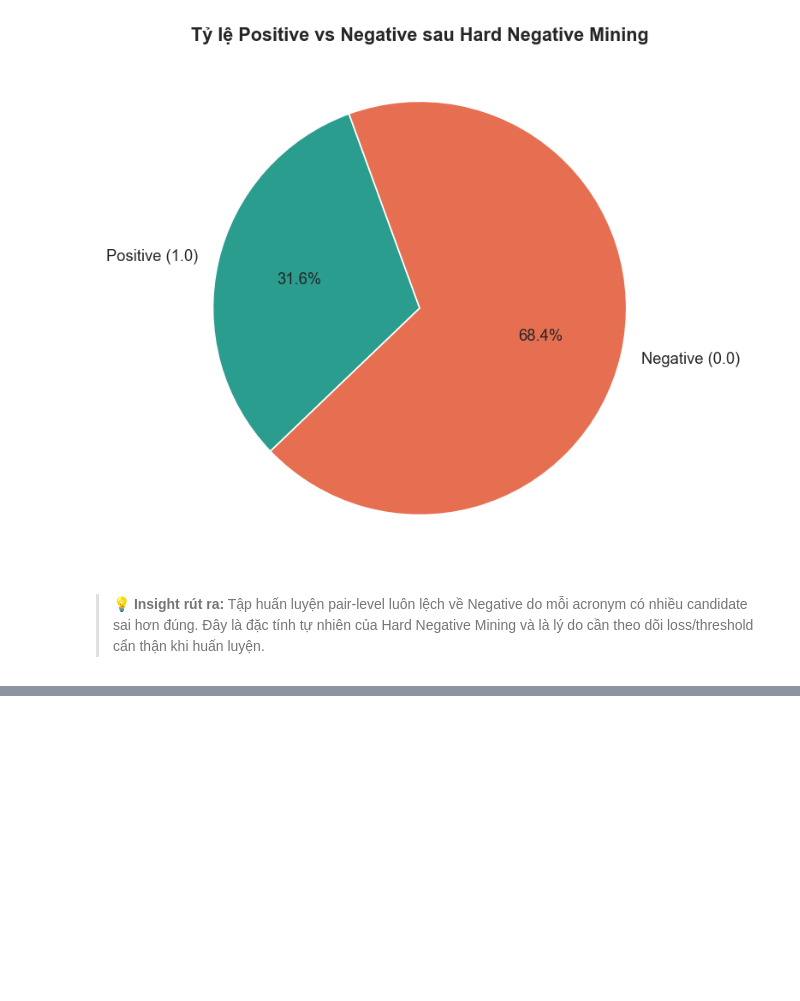
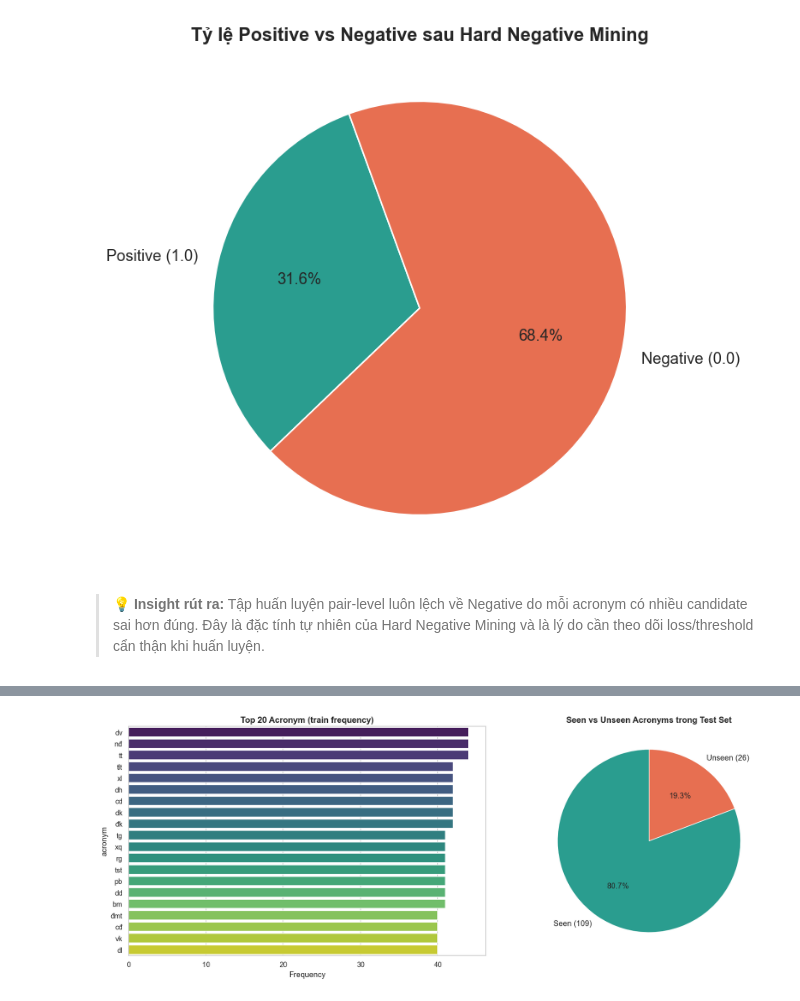
Before and after one commit to KwanFam26022005/Medical-NLU-Pipeline, a Jupyter notebook: notebooks/eda_tram1_acronym.ipynb, the cells around one changed output, grey strips where cells are left out. Saved outputs shown, nothing was run; the diff lists cells and outputs as text; code cells hidden in the pictures; blank space fills up the shorter version.

```diff
--- a/notebooks/eda_tram1_acronym.ipynb
+++ b/notebooks/eda_tram1_acronym.ipynb
@@ -309,0 +362,38 @@ Passing `palette` without assigning `hue` is deprecated and will be removed in v
+# %%
+# Biểu đồ phân bố acronym frequency trong train
+train_acr_counts = Counter()
+for s in train_samples:
+    text = s["text"]
+    start = s["start_char_idx"]
+    length = s["length_acronym"]
+    acr = text[start : start + length]
+    train_acr_counts[acr] += 1
+
+freq_df = pd.DataFrame(train_acr_counts.most_common(), columns=["acronym", "count"])
+
+fig, axes = plt.subplots(1, 2, figsize=(16, 6))
+
+# Top 20 most frequent
+top20 = freq_df.head(20)
+sns.barplot(data=top20, x="count", y="acronym", hue="acronym", palette="viridis", ax=axes[0], legend=False)
+axes[0].set_title("Top 20 Acronym (train frequency)", fontsize=13, fontweight="bold")
+axes[0].set_xlabel("Frequency")
+
+# Seen vs Unseen in test
+seen_count = len(test_acronyms) - len(unseen_in_test)
+unseen_count = len(unseen_in_test)
+axes[1].pie(
+    [seen_count, unseen_count],
+    labels=[f"Seen ({seen_count})", f"Unseen ({unseen_count})"],
+    autopct="%1.1f%%",
+    colors=["#2a9d8f", "#e76f51"],
+    textprops={"fontsize": 12},
+    startangle=90,
+)
+axes[1].set_title("Seen vs Unseen Acronyms trong Test Set", fontsize=13, fontweight="bold")
+
+plt.tight_layout()
+plt.savefig(FIG_DIR / "tram1_train_test_unseen.pdf", dpi=300, bbox_inches="tight")
+plt.show()
+# %% [output]
+[figure, added]
```
Also changed, not shown: parts of 21 cells of this notebook, 57 other files.
